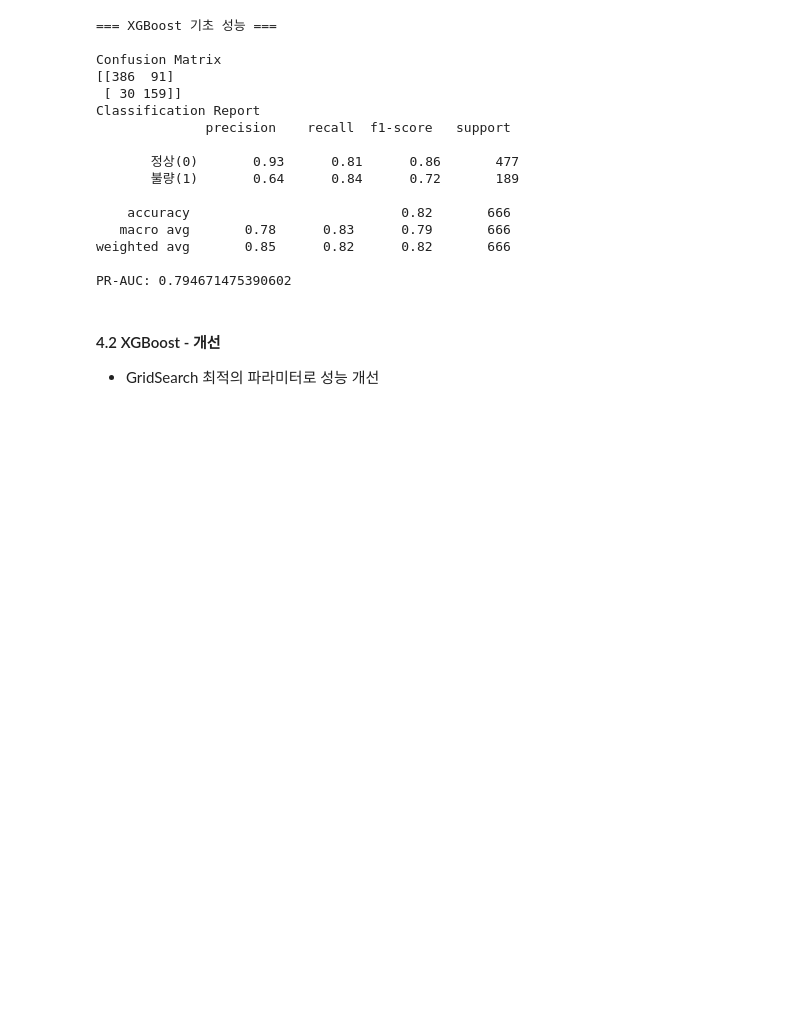
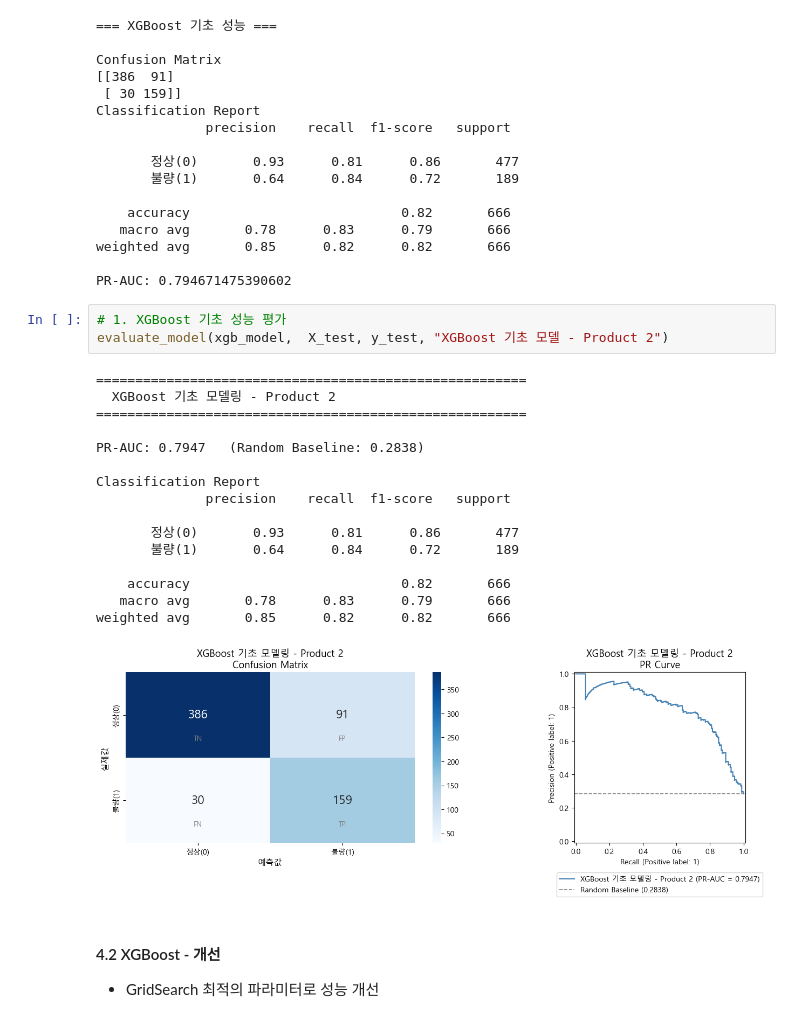
Before and after one commit to hanalo26/sparta-data11-advanced-project, a Jupyter notebook: Sooin/ML_product2_PR-AUC.ipynb, the cells around one changed output. Saved outputs shown, nothing was run; the diff lists cells and outputs as text; blank space fills up the shorter version.

Commit message:
PR Curve 시각화 자료 추가(기초, 개선 모두 추가)

```diff
--- a/Sooin/ML_product2_PR-AUC.ipynb
+++ b/Sooin/ML_product2_PR-AUC.ipynb
@@ -199,6 +271,26 @@ Classification Report
 weighted avg       0.85      0.82      0.82       666
 
 PR-AUC: 0.794671475390602
+# %%
+# 1. XGBoost 기초 성능 평가
+evaluate_model(xgb_model,  X_test, y_test, "XGBoost 기초 모델 - Product 2")
+# %% [output]
+=======================================================
+  XGBoost 기초 모델링 - Product 2
+=======================================================
+
+PR-AUC: 0.7947   (Random Baseline: 0.2838)
+
+Classification Report
+              precision    recall  f1-score   support
+
+       정상(0)       0.93      0.81      0.86       477
+       불량(1)       0.64      0.84      0.72       189
+
+    accuracy                           0.82       666
+   macro avg       0.78      0.83      0.79       666
+weighted avg       0.85      0.82      0.82       666
+[figure, added]
 # %% [markdown]
 #### 4.2 XGBoost - 개선
 - GridSearch 최적의 파라미터로 성능 개선
```
Also changed, not shown: parts of 9 cells of this notebook.
